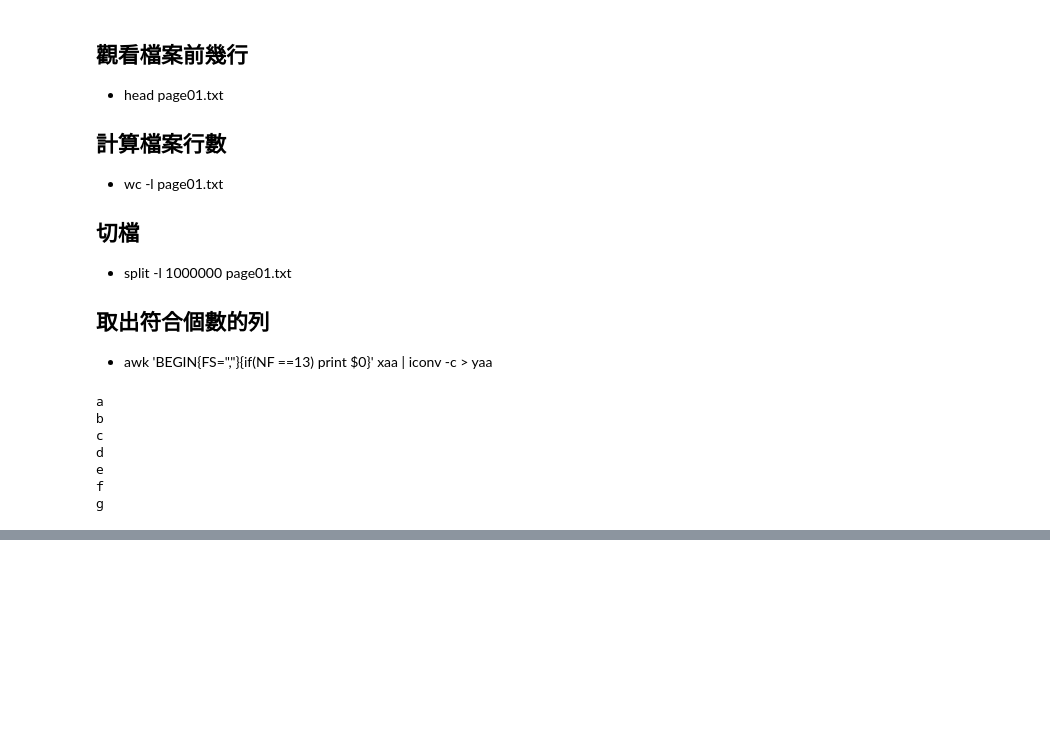
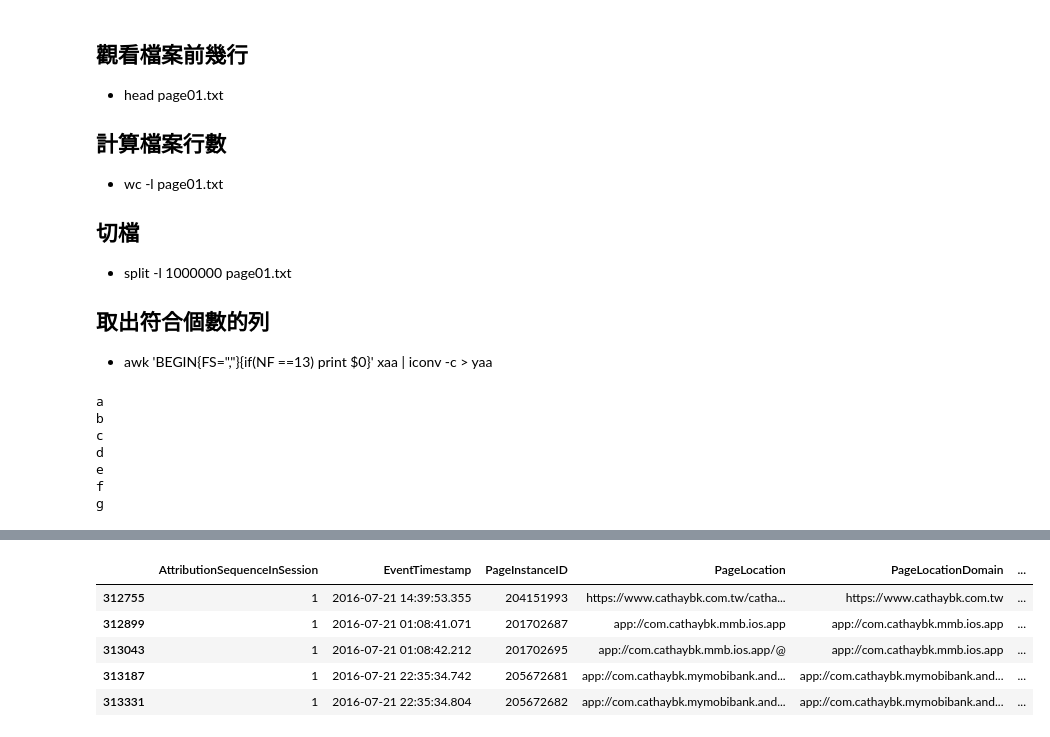
Before and after one commit to ywchiu/cathaybkpython, a Jupyter notebook: 20160901Demo.ipynb, the cells around one changed output, grey strips where cells are left out. Drawn from its saved outputs; the diff is of its cells as text; code cells hidden in the pictures; blank space fills up the shorter version.

```diff
--- a/20160901Demo.ipynb
+++ b/20160901Demo.ipynb
@@ -452,0 +474,9 @@ memory usage: 725.8+ MB
+# %%
+date20160721.head()
+# %% [output]
+|  | AttributionSequenceInSession | EventTimestamp | PageInstanceID | PageLocation | PageLocationDomain | ... |
+| 312755 | 1 | 2016-07-21 14:39:53.355 | 204151993 | https://www.cathaybk.com.tw/catha... | https://www.cathaybk.com.tw | ... |
+| 312899 | 1 | 2016-07-21 01:08:41.071 | 201702687 | app://com.cathaybk.mmb.ios.app | app://com.cathaybk.mmb.ios.app | ... |
+| 313043 | 1 | 2016-07-21 01:08:42.212 | 201702695 | app://com.cathaybk.mmb.ios.app/@ | app://com.cathaybk.mmb.ios.app | ... |
+| 313187 | 1 | 2016-07-21 22:35:34.742 | 205672681 | app://com.cathaybk.mymobibank.and... | app://com.cathaybk.mymobibank.and... | ... |
+| 313331 | 1 | 2016-07-21 22:35:34.804 | 205672682 | app://com.cathaybk.mymobibank.and... | app://com.cathaybk.mymobibank.and... | ... |
```
Also changed, not shown: parts of 8 cells of this notebook.
